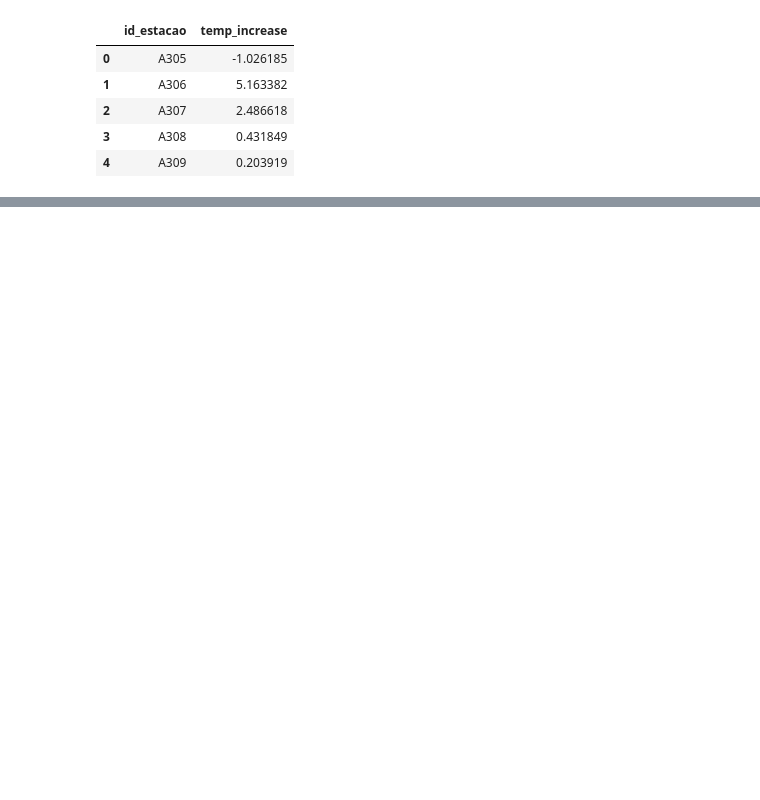
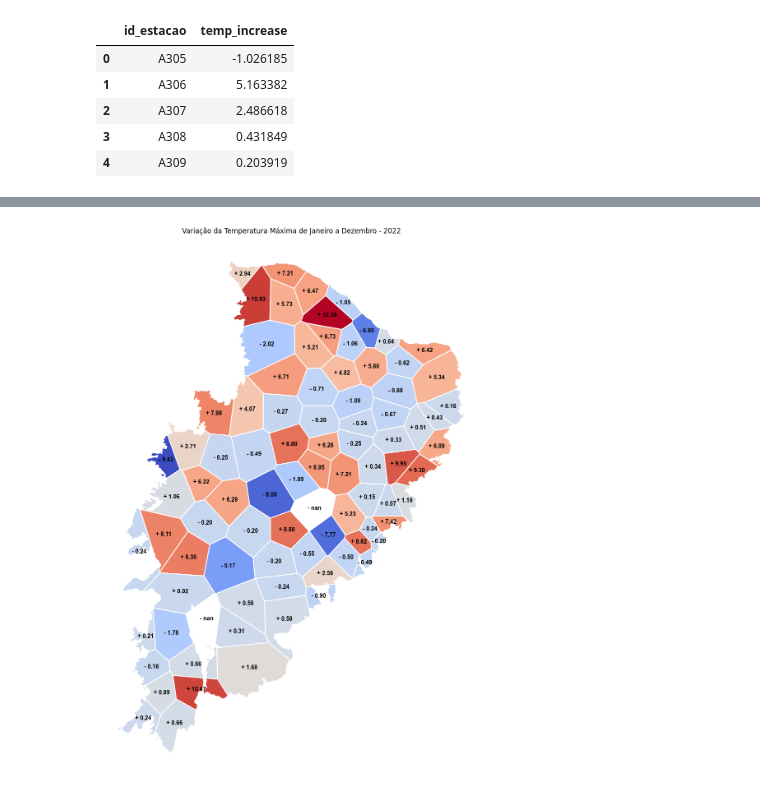
Before and after one commit to ArthurrCr/Projeto_PDI_, a Jupyter notebook: notebooks/graficos.ipynb, the cells around one changed output, grey strips where cells are left out. Cells and saved outputs as stored; diff of their text form; code cells hidden in the pictures; blank space fills up the shorter version.

```diff
--- a/notebooks/graficos.ipynb
+++ b/notebooks/graficos.ipynb
@@ -120,0 +179,23 @@ plt.show()
+# %%
+# Determinar o ano
+ano = 2022
+
+# Filtrar os dados para o ano
+dados_ano_recente = combined_data[combined_data['ano'] == ano]
+
+# Filtrar os dados para janeiro e dezembro do ano mais recente
+inicio_do_ano = dados_ano_recente[dados_ano_recente['mes'] == 1]
+final_do_ano = dados_ano_recente[dados_ano_recente['mes'] == 12]
+
+# Calcular a diferença de temperatura para cada estação entre janeiro e dezembro
+temp_increase = inicio_do_ano.groupby('id_estacao')['temperatura_max'].mean() - final_do_ano.groupby('id_estacao')['temperatura_max'].mean()
+temp_increase = temp_increase.reset_index()
+temp_increase.columns = ['id_estacao', 'temp_increase']
+
+# Verificar se a coluna 'id_estacao' existe no GeoDataFrame
+if 'id_estacao' in gdf_voronoi.columns:
+    # Adicionar a coluna 'temp_increase' ao GeoDataFrame
+    gdf_voronoi_temp = gdf_voronoi.merge(temp_increase, on='id_estacao', how='left')
+
+
+temp_increase.head()
@@ -120,0 +209,20 @@ plt.show()
+# %%
+# Visualizar o mapa com bordas mais grossas e adicionar + ou - com a temperatura
+fig, ax = plt.subplots(1, 1, figsize=(12, 24))
+
+# Adicionando espessura às bordas das regiões
+gdf_voronoi_temp.plot(column='temp_increase', ax=ax, cmap='coolwarm', edgecolor='white', linewidth=1.5)
+
+# Adicionar + e - com a temperatura em cada região
+for idx, row in gdf_voronoi_temp.iterrows():
+    x, y = row['geometry'].centroid.x, row['geometry'].centroid.y
+    temp_change = row['temp_increase']
+    symbol = '+ ' if temp_change > 0 else '- '
+    ax.text(x, y, f"{symbol}{abs(temp_change):.2f}", ha='center', va='center', fontsize=10, fontname='Arial', fontweight='bold', color='black')
+
+# Remover bordas externas do plot
+ax.set_axis_off()
+ax.set_title(f'Variação da Temperatura Máxima de Janeiro a Dezembro - {ano}')
+plt.show()
+# %% [output]
+[figure, added]
```
Also changed, not shown: parts of 28 cells of this notebook, 5 other files.
